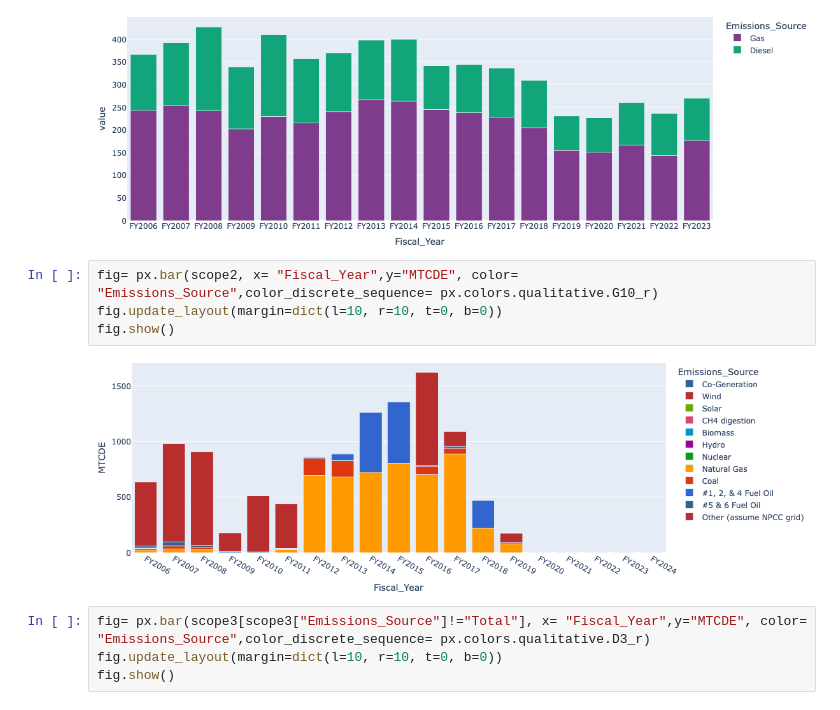
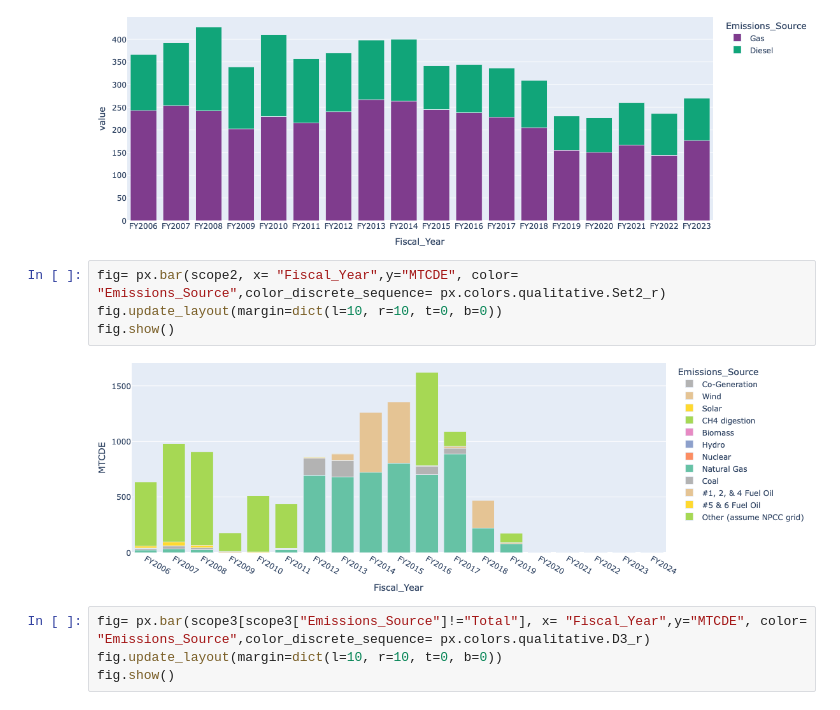
Before and after one commit to jdeen33/ENV_Dash, a Jupyter notebook: Code/Vizualization_scripts/3.20.25.viz_practice.ipynb, the cells around one changed output. Saved outputs shown, nothing was run; the diff lists cells and outputs as text.

```diff
--- a/Code/Vizualization_scripts/3.20.25.viz_practice.ipynb
+++ b/Code/Vizualization_scripts/3.20.25.viz_practice.ipynb
@@ -109,11 +109,11 @@ fig.show()
 # %% [output]
 [figure]
 # %%
-fig= px.bar(scope2, x= "Fiscal_Year",y="MTCDE", color= "Emissions_Source",color_discrete_sequence= px.colors.qualitative.G10_r)
+fig= px.bar(scope2, x= "Fiscal_Year",y="MTCDE", color= "Emissions_Source",color_discrete_sequence= px.colors.qualitative.Set2_r)
 fig.update_layout(margin=dict(l=10, r=10, t=0, b=0))
 fig.show()
 # %% [output]
-[figure, old version]
+[figure, new version]
 # %%
 fig= px.bar(scope3[scope3["Emissions_Source"]!="Total"], x= "Fiscal_Year",y="MTCDE", color= "Emissions_Source",color_discrete_sequence= px.colors.qualitative.D3_r)
 fig.update_layout(margin=dict(l=10, r=10, t=0, b=0))
```
Also changed, not shown: 1 other file.
